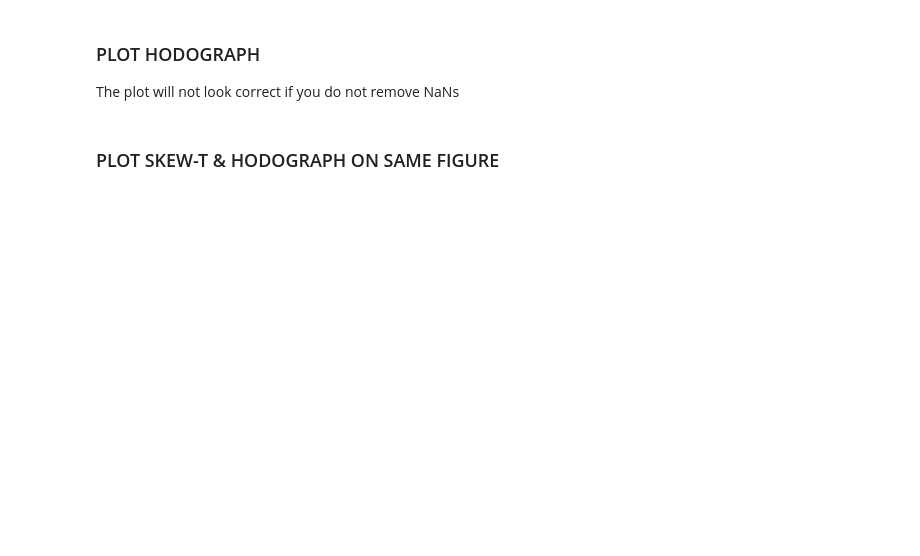
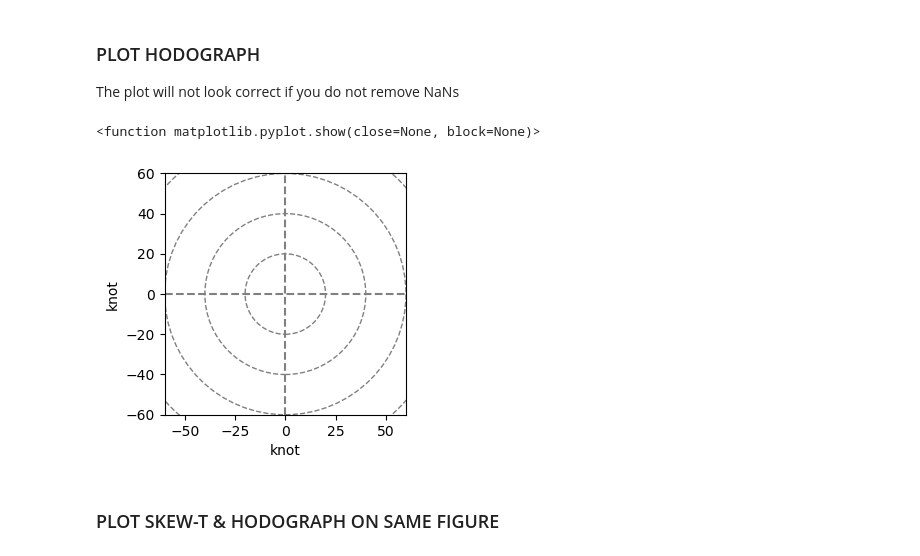
Before and after one commit to nadyafreund/ATSC_270, a Jupyter notebook: assignment_3/assignment_3.ipynb, the cells around one changed output. Drawn from its saved outputs; the diff is of its cells as text; code cells hidden in the pictures; blank space fills up the shorter version.

```diff
--- a/assignment_3/assignment_3.ipynb
+++ b/assignment_3/assignment_3.ipynb
@@ -182,18 +177,25 @@ fig.tight_layout()
 The plot will not look correct if you do not remove NaNs
 # %%
 #remove nans from u and v
-u_hodo = u.dropna()
-
-
+u_hodo=u_wind[~np.isnan(u_wind)]
+v_hodo=v_wind[~np.isnan(v_wind)]
 #create the hodograph (have the range from 0-100kts with 25kt increment)
+fig=plt.figure(figsize=(9,9),dpi=100)
+ax=fig.add_subplot(gs[0, -1])
+hodo=Hodograph(ax, component_range=60.)
+hodo.add_grid(increment=20)
+hodo.plot(u_wind,v_wind)
 #make the wind curve black
 
 #add x and y labels
 
 #to make sure everything looks okay
 fig.tight_layout()
-
+plt.show
 #save figure as hodo.png
+# %% [output]
+<function matplotlib.pyplot.show(close=None, block=None)>
+[figure, added]
 # %% [markdown]
 ### PLOT SKEW-T & HODOGRAPH ON SAME FIGURE ###
 # %%
```
Also changed, not shown: parts of 1 cell of this notebook, 1 other file.
